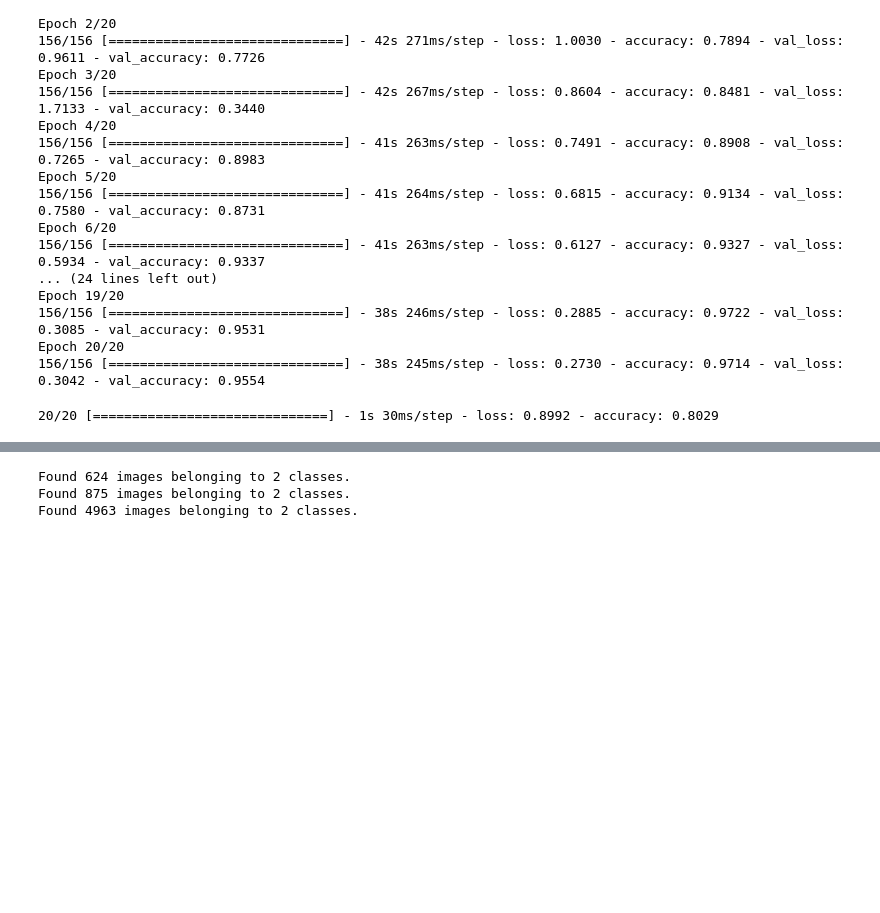
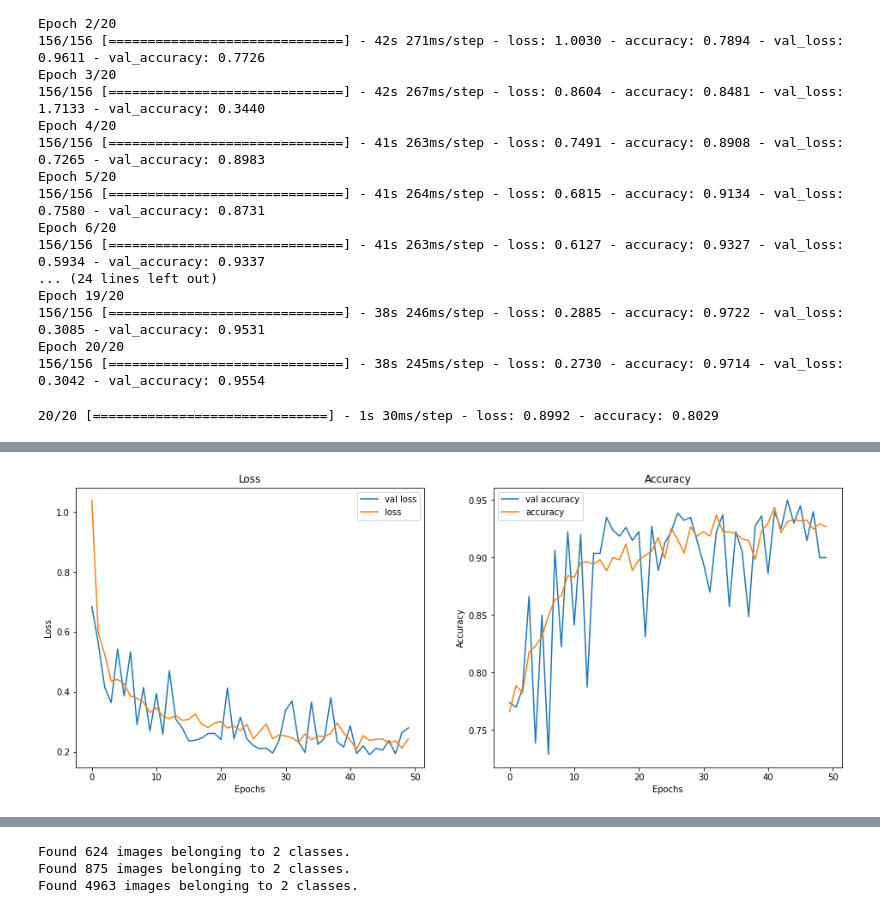
Before and after one commit to 314ka4y/Image_classification, a Jupyter notebook: Project_classification.ipynb, the cells around one changed output, grey strips where cells are left out. Saved outputs shown, nothing was run; the diff lists cells and outputs as text; code cells hidden in the pictures; blank space fills up the shorter version.

```diff
--- a/Project_classification.ipynb
+++ b/Project_classification.ipynb
@@ -1003,0 +1158,27 @@ train_datagen2 = ImageDataGenerator(rescale=1./255,
+# %%
+model_CNN9 = models.Sequential()
+model_CNN9.add(layers.Conv2D(32, (3, 3), activation='relu',
+                        input_shape=(100 ,100, 3)))
+model_CNN9.add(layers.MaxPooling2D((2, 2)))
+
+model_CNN9.add(layers.Conv2D(32, (4, 4), activation='relu'))
+model_CNN9.add(layers.MaxPooling2D((2, 2)))
+
+model_CNN9.add(layers.Conv2D(64, (3, 3), activation='relu'))
+model_CNN9.add(layers.MaxPooling2D((2, 2)))
+
+model_CNN9.add(layers.Flatten())
+model_CNN9.add(layers.Dropout(0.3))
+model_CNN9.add(layers.Dense(50, activation='relu', kernel_regularizer = l2(l2 = 0.01)))
+model_CNN9.add(layers.Dropout(0.3))
+model_CNN9.add(layers.Dense(1, activation='sigmoid'))
+
+model_CNN9.compile(loss='binary_crossentropy',
+              optimizer="adam",
+              metrics=['accuracy'])
+# %%
+history_CNN9 = model_CNN9.fit_generator(train_generator_arg_100,
+                                steps_per_epoch=25,
+                                epochs=50,
+                                validation_data=val_generator_arg_100,
+                                validation_steps=25)
@@ -1003,0 +1207,4 @@ train_datagen2 = ImageDataGenerator(rescale=1./255,
+# %%
+visualize_training_results(history_CNN9)
+# %% [output]
+[figure, added]
```
Also changed, not shown: parts of 87 cells of this notebook.
